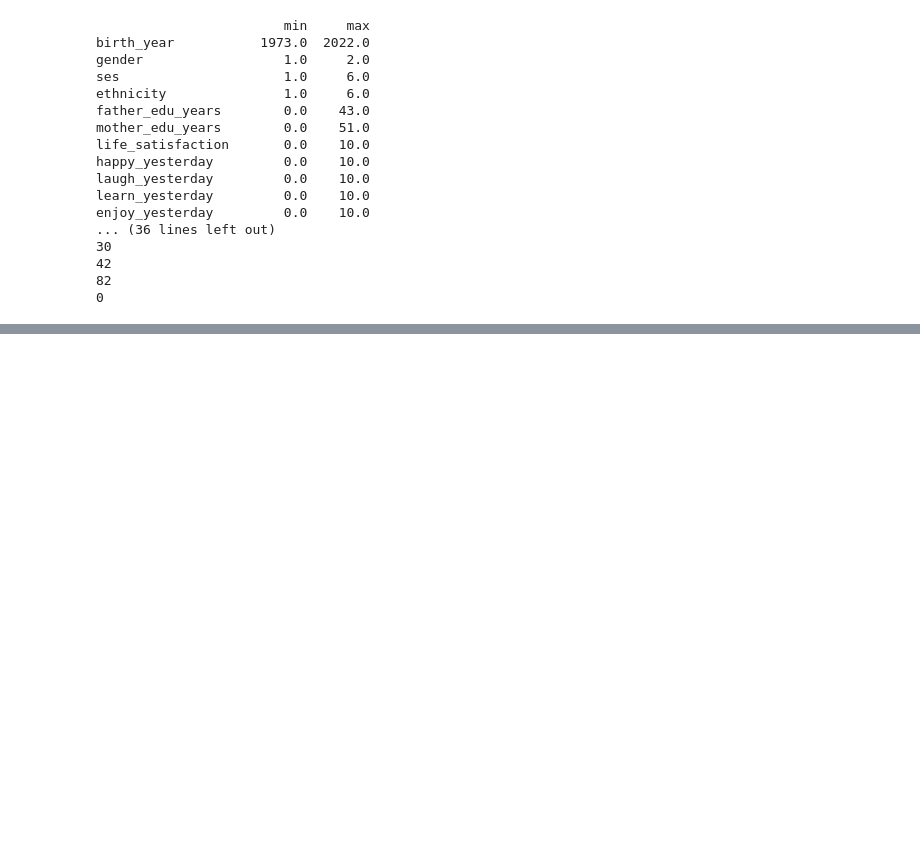
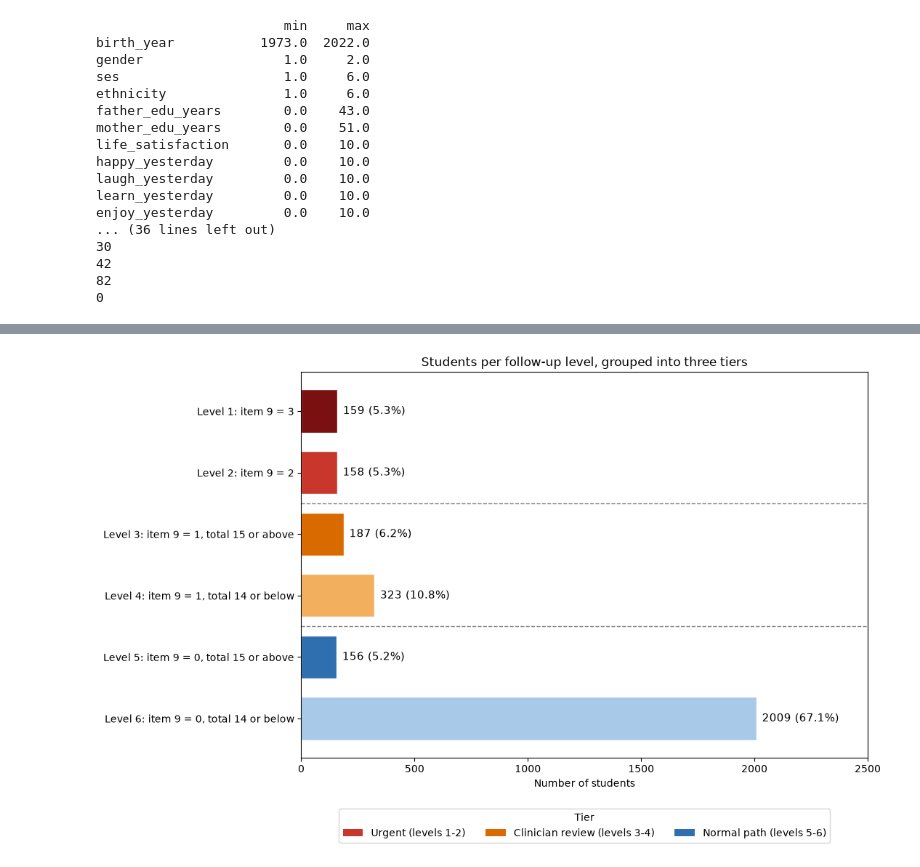
Before and after one commit to jenny-palti/depression-likelihood-analyzer, a Jupyter notebook: stage3_new_dataset.ipynb, the cells around one changed output, grey strips where cells are left out. Saved outputs shown, nothing was run; the diff lists cells and outputs as text; code cells hidden in the pictures; blank space fills up the shorter version.

```diff
--- a/stage3_new_dataset.ipynb
+++ b/stage3_new_dataset.ipynb
@@ -89,0 +208,20 @@ enjoy_yesterday         0.0    10.0
+# %%
+def assign_level(item9, total):
+    if item9 == 3:
+        return 1
+    elif item9 == 2:
+        return 2
+    elif item9 == 1 and total >= 15:
+        return 3
+    elif item9 == 1:
+        return 4
+    elif total >= 15:
+        return 5
+    else:
+        return 6
+
+print(assign_level(3, 5), assign_level(2, 10), assign_level(1, 20),
+      assign_level(1, 8), assign_level(0, 18), assign_level(0, 6))
+
+df["level"] = [assign_level(a, t) for a, t in zip(df["phq9"], df["phq_total"])]
+print(df["level"].value_counts().sort_index())
@@ -89,0 +238,43 @@ enjoy_yesterday         0.0    10.0
+# %%
+level_counts = df["level"].value_counts().sort_index()
+
+level_labels = {
+    1: "Level 1: item 9 = 3",
+    2: "Level 2: item 9 = 2",
+    3: "Level 3: item 9 = 1, total 15 or above",
+    4: "Level 4: item 9 = 1, total 14 or below",
+    5: "Level 5: item 9 = 0, total 15 or above",
+    6: "Level 6: item 9 = 0, total 14 or below",
+}
+level_colors = {1: "#7a1010", 2: "#c9372c", 3: "#d96a00", 4: "#f2b05e",
+                5: "#2f6fb0", 6: "#a9c9e8"}
+
+fig, ax = plt.subplots(figsize=(11, 7))
+
+for pos, level in enumerate(level_counts.index):
+    n = level_counts[level]
+    ax.barh(pos, n, color=level_colors[level], edgecolor="white", height=0.7)
+    ax.text(n + 25, pos, f"{n} ({n / len(df):.1%})", va="center", fontsize=11)
+
+ax.set_yticks(range(len(level_counts)))
+ax.set_yticklabels([level_labels[level] for level in level_counts.index])
+ax.invert_yaxis()
+ax.axhline(1.5, color="gray", linestyle="--", linewidth=1)
+ax.axhline(3.5, color="gray", linestyle="--", linewidth=1)
+ax.set_xlim(0, 2500)
+ax.set_xlabel("Number of students")
+ax.set_title("Students per follow-up level, grouped into three tiers")
+
+tier_handles = [
+    Patch(facecolor="#c9372c", label="Urgent (levels 1-2)"),
+    Patch(facecolor="#d96a00", label="Clinician review (levels 3-4)"),
+    Patch(facecolor="#2f6fb0", label="Normal path (levels 5-6)"),
+]
+ax.legend(handles=tier_handles, title="Tier", loc="upper center",
+          bbox_to_anchor=(0.5, -0.12), ncol=3, fontsize=10)
+
+plt.tight_layout()
+plt.savefig("figures/levels_and_tiers.png", dpi=150, bbox_inches="tight")
+plt.show()
+# %% [output]
+[figure, added]
```
Also changed, not shown: parts of 7 cells of this notebook, 4 other files.
